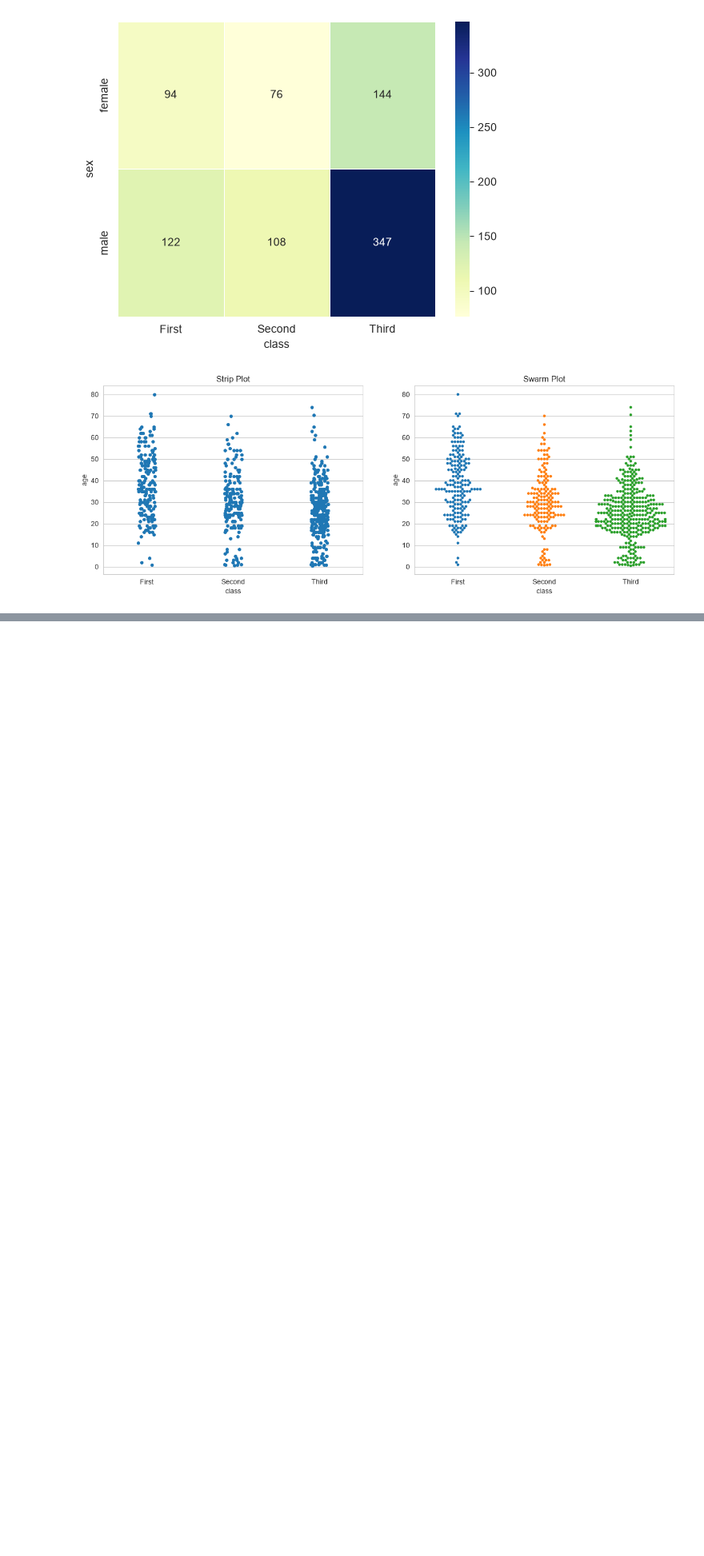
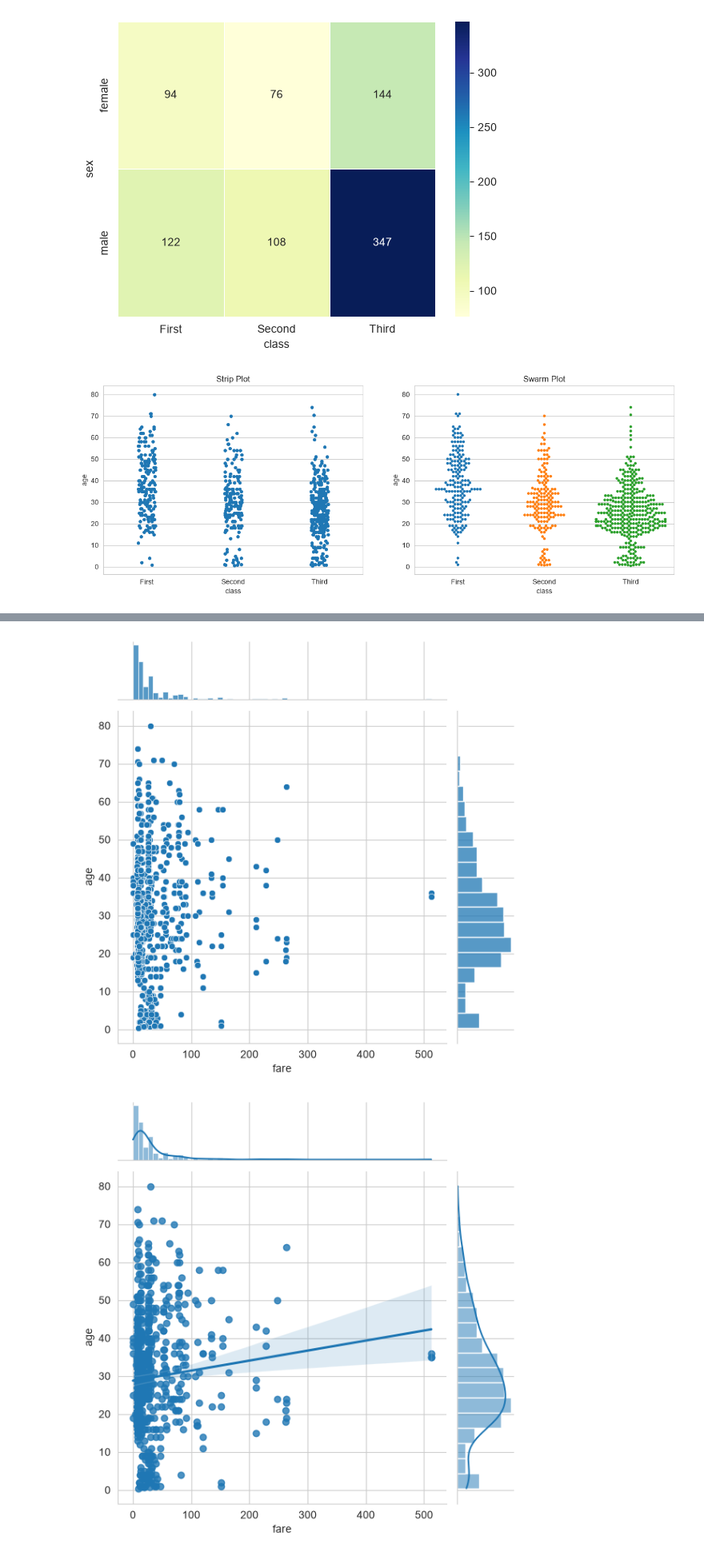
Before and after one commit to ChaeYeongJi/18_data_analytics, a Jupyter notebook: 04_시각화도구/02_seaborn.ipynb, the cells around one changed output, grey strips where cells are left out. Shown at 80% size. Cells and saved outputs as stored; diff of their text form; code cells hidden in the pictures; blank space fills up the shorter version.

```diff
--- a/02_seaborn.ipynb
+++ b/04_시각화도구/02_seaborn.ipynb
@@ -309,0 +467,33 @@ plt.show()
+# %%
+# 조인트 그래프
+sns.jointplot(
+    x='fare',
+    y='age',
+    data=titanic
+)
+
+sns.jointplot(
+    x='fare',
+    y='age',
+    kind='reg',
+    data=titanic
+)
+
+sns.jointplot(
+    x='fare',
+    y='age',
+    kind='hex',
+    data=titanic
+)
+
+sns.jointplot(
+    x='fare',
+    y='age',
+    kind='kde',
+    data=titanic
+)
+
+plt.show()
+# %% [output]
+[figure, added]
+[figure, added]
```
Also changed, not shown: parts of 7 cells of this notebook, 6 other files.
